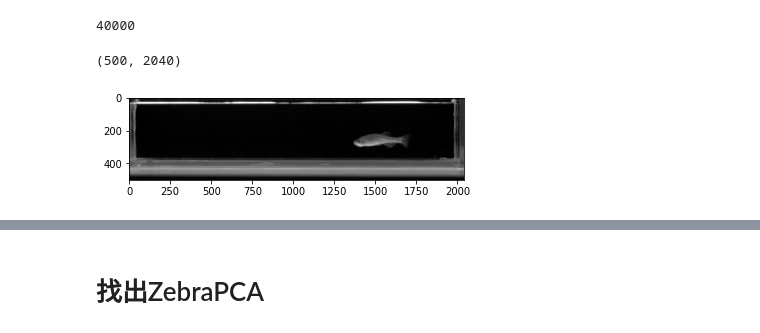
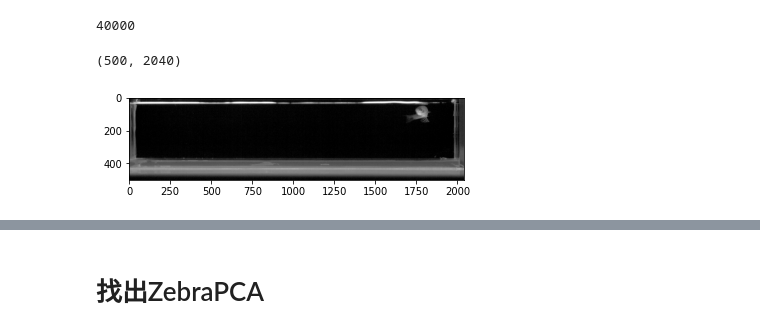
Before and after one commit to isis0517/ZippedFish, a Jupyter notebook: SIDEVIEW.ipynb, the cells around one changed output, grey strips where cells are left out. Cells and saved outputs as stored; diff of their text form; code cells hidden in the pictures.

```diff
--- a/SIDEVIEW.ipynb
+++ b/SIDEVIEW.ipynb
@@ -16,7 +16,7 @@ from com import *
 from skeleton import *
 from tqdm.notebook import tqdm
 # %%
-imgspath = "/home/isis0517/Documents/data/200324_male_siedview_3"
+imgspath = r"/media/isis0517/QVO2/200324_male_siedview_3"
 #imgspath = "/home/isis0517/Documents/data/imgs"
 
 def getkey(x):
@@ -31,10 +31,10 @@ data_len = len(flist)//2
 # %% [output]
 40000
 # %%
-test_frame = np.load(os.path.join(imgspath, flist[5150]))
+test_frame = np.load(os.path.join(imgspath, flist[2531]))
 plt.imshow(test_frame, plt.cm.gray)
 print(test_frame.shape)
 # %% [output]
 (500, 2040)
-[figure, old version]
+[figure, new version]
 # %%
```
Also changed, not shown: parts of 46 cells of this notebook.
